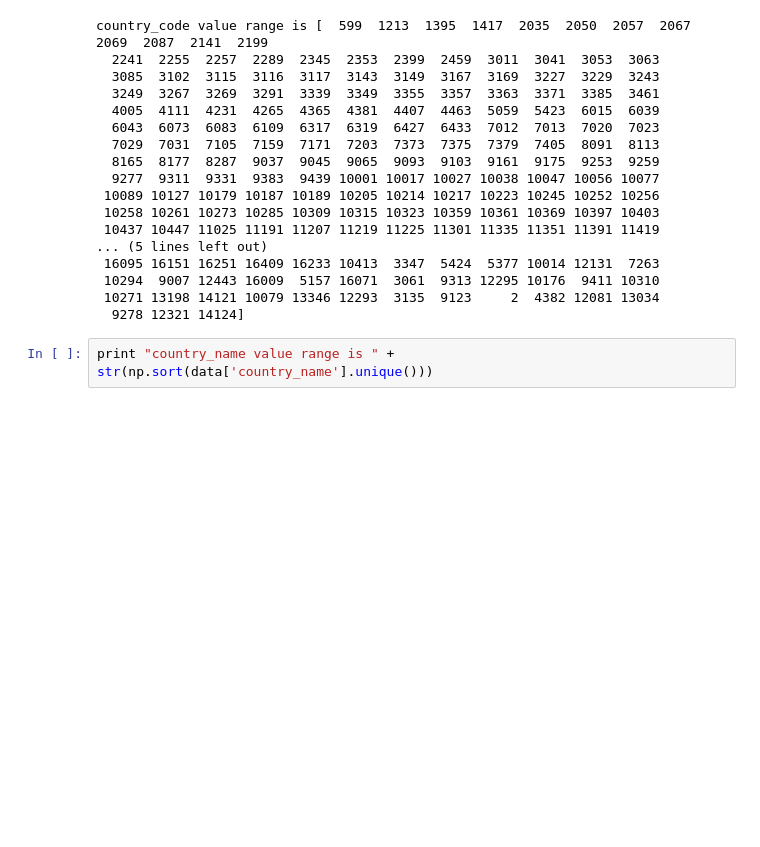
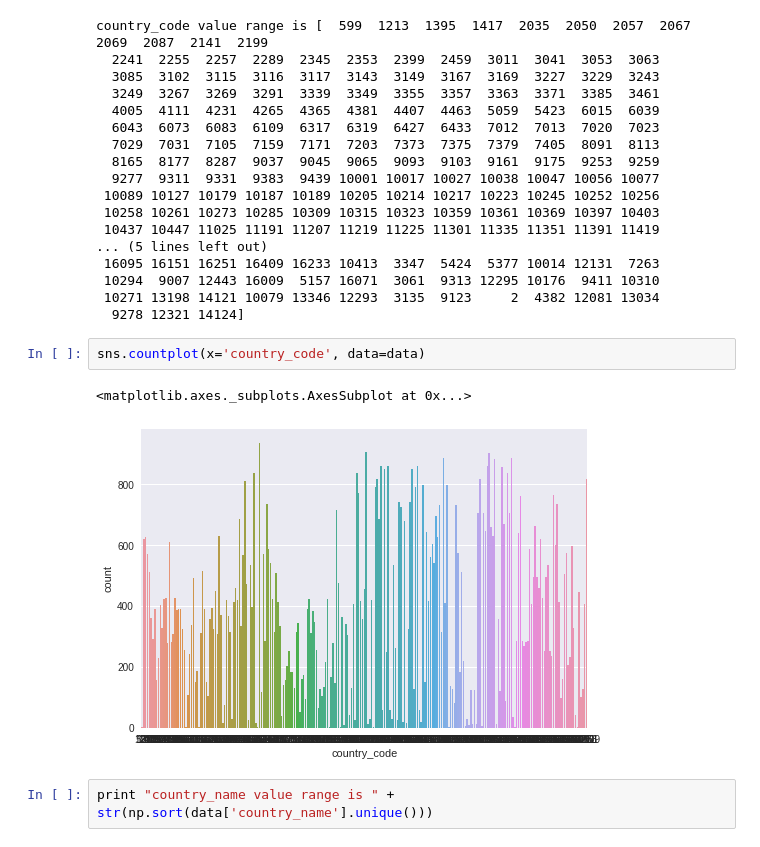
Before and after one commit to liam-august-h/for_kaggle, a Jupyter notebook: Import_and_Export_by_India_from_2014_to_2017/practice.ipynb, the cells around one changed output. Drawn from its saved outputs; the diff is of its cells as text; blank space fills up the shorter version.

```diff
--- a/Import_and_Export_by_India_from_2014_to_2017/practice.ipynb
+++ b/Import_and_Export_by_India_from_2014_to_2017/practice.ipynb
@@ -150,6 +176,11 @@ country_code value range is [  599  1213  1395  1417  2035  2050  2057  2067  20
  10294  9007 12443 16009  5157 16071  3061  9313 12295 10176  9411 10310
  10271 13198 14121 10079 13346 12293  3135  9123     2  4382 12081 13034
   9278 12321 14124]
+# %%
+sns.countplot(x='country_code', data=data)
+# %% [output]
+<matplotlib.axes._subplots.AxesSubplot at 0x...>
+[figure, added]
 # %%
 print "country_name value range is " + str(np.sort(data['country_name'].unique()))
 # %% [output]
```
Also changed, not shown: parts of 40 cells of this notebook.
